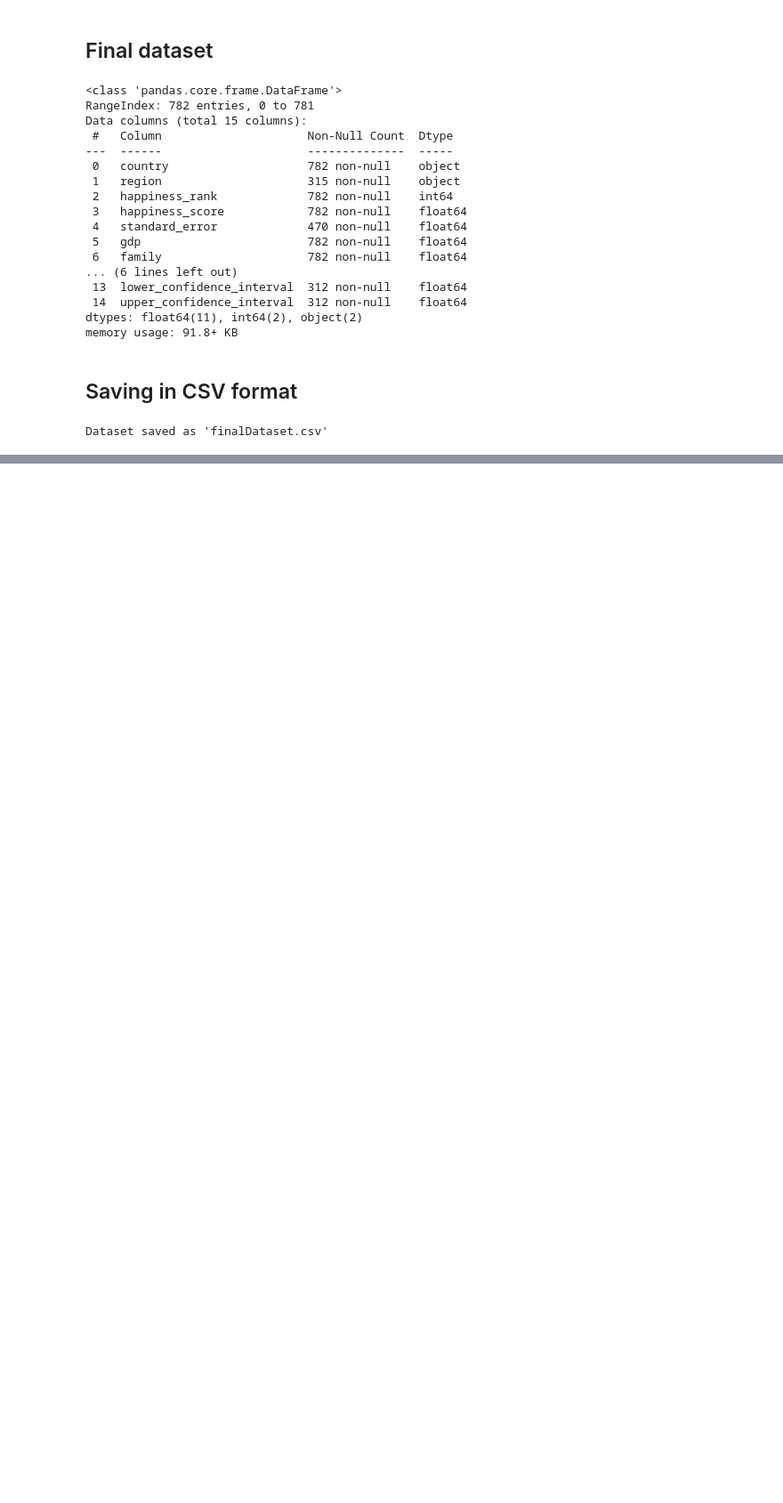
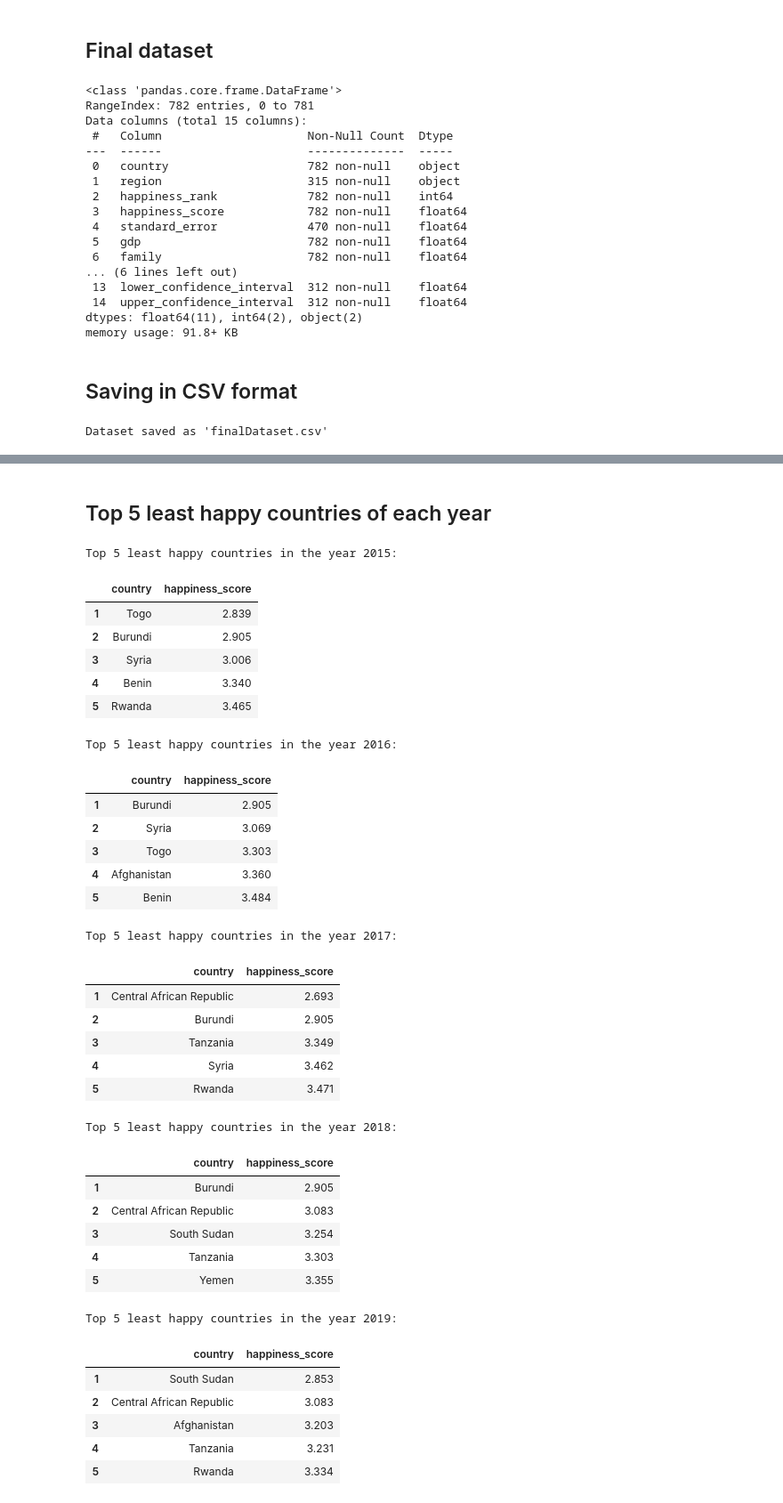
Before and after one commit to 2004santiago/Workshop_3, a Jupyter notebook: EDA/001_EDA_.ipynb, the cells around one changed output, grey strips where cells are left out. Shown at 89% size. Drawn from its saved outputs; the diff is of its cells as text; code cells hidden in the pictures; blank space fills up the shorter version.

```diff
--- a/EDA/001_EDA_model_training.ipynb
+++ b/EDA/001_EDA_.ipynb
@@ -752,0 +701,49 @@ Random Forest model saved as 'random_forest.pkl'
+# %% [markdown]
+## Top 5 least happy countries of each year
+# %%
+bottom_5_countries_per_year = finalDataset.sort_values(by=['year', 'happiness_score'], ascending=[True, True]) \
+                              .groupby('year') \
+                              .head(5)
+
+for year in sorted(finalDataset['year'].unique()):
+    data = bottom_5_countries_per_year[bottom_5_countries_per_year['year'] == year][['country', 'happiness_score']].reset_index(drop=True)
+    data.index += 1
+
+    print(f"\nTop 5 least happy countries in the year {year}:")
+    display(data)
+# %% [output]
+Top 5 least happy countries in the year 2015:
+|  | country | happiness_score |
+| 1 | Togo | 2.839 |
+| 2 | Burundi | 2.905 |
+| 3 | Syria | 3.006 |
+| 4 | Benin | 3.340 |
+| 5 | Rwanda | 3.465 |
+Top 5 least happy countries in the year 2016:
+|  | country | happiness_score |
+| 1 | Burundi | 2.905 |
+| 2 | Syria | 3.069 |
+| 3 | Togo | 3.303 |
+| 4 | Afghanistan | 3.360 |
+| 5 | Benin | 3.484 |
+Top 5 least happy countries in the year 2017:
+|  | country | happiness_score |
+| 1 | Central African Republic | 2.693 |
+| 2 | Burundi | 2.905 |
+| 3 | Tanzania | 3.349 |
+| 4 | Syria | 3.462 |
+| 5 | Rwanda | 3.471 |
+Top 5 least happy countries in the year 2018:
+|  | country | happiness_score |
+| 1 | Burundi | 2.905 |
+| 2 | Central African Republic | 3.083 |
+| 3 | South Sudan | 3.254 |
+| 4 | Tanzania | 3.303 |
+| 5 | Yemen | 3.355 |
+Top 5 least happy countries in the year 2019:
+|  | country | happiness_score |
+| 1 | South Sudan | 2.853 |
+| 2 | Central African Republic | 3.083 |
+| 3 | Afghanistan | 3.203 |
+| 4 | Tanzania | 3.231 |
+| 5 | Rwanda | 3.334 |
```
Also changed, not shown: parts of 13 cells of this notebook, 3 other files.
